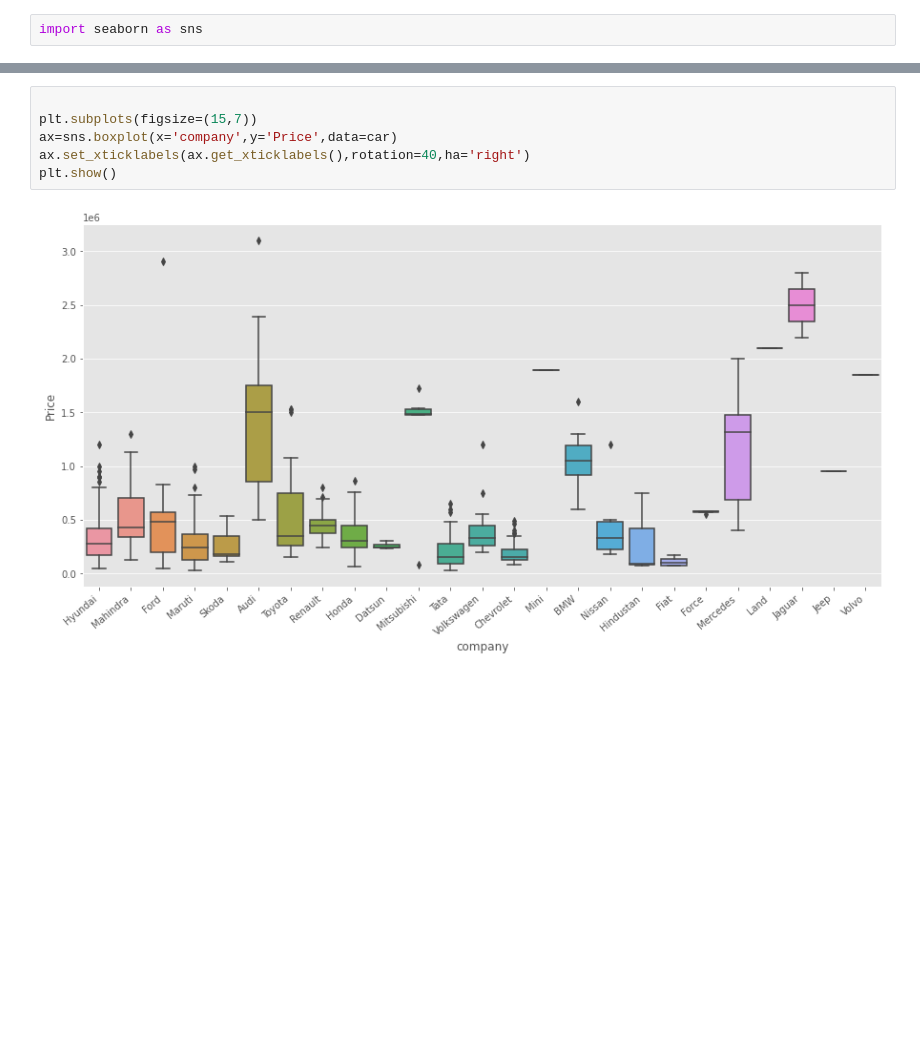
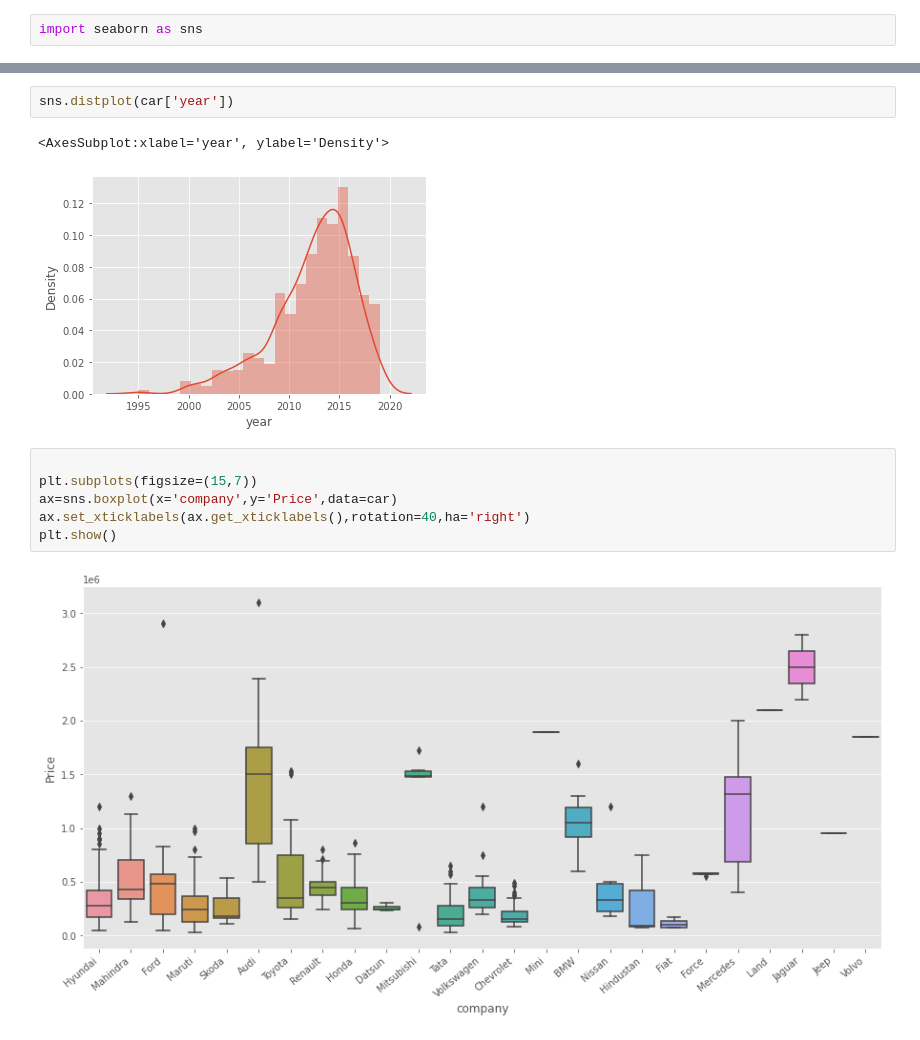
Before and after one commit to ansh27ika/car-price-predictor-, a Jupyter notebook: car price predictor .ipynb, the cells around one changed output, grey strips where cells are left out. Drawn from its saved outputs; the diff is of its cells as text; blank space fills up the shorter version.

```diff
--- a/car price predictor .ipynb
+++ b/car price predictor .ipynb
@@ -171,3 +192,8 @@ import seaborn as sns
+# %%
+sns.distplot(car['year'])
+# %% [output]
+<AxesSubplot:xlabel='year', ylabel='Density'>
+[figure, added]
 # %%
 
 plt.subplots(figsize=(15,7))
```
Also changed, not shown: parts of 7 cells of this notebook.
